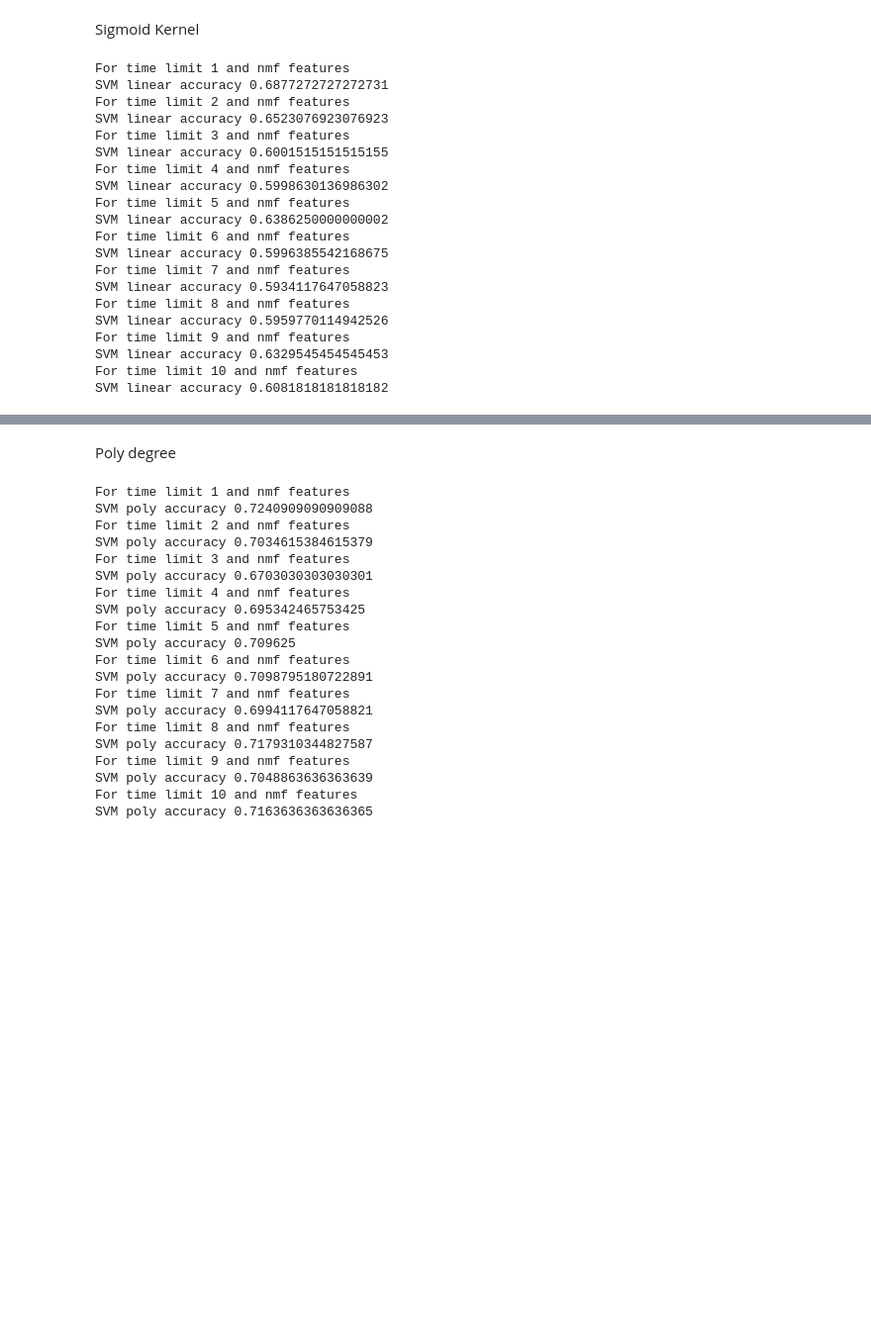
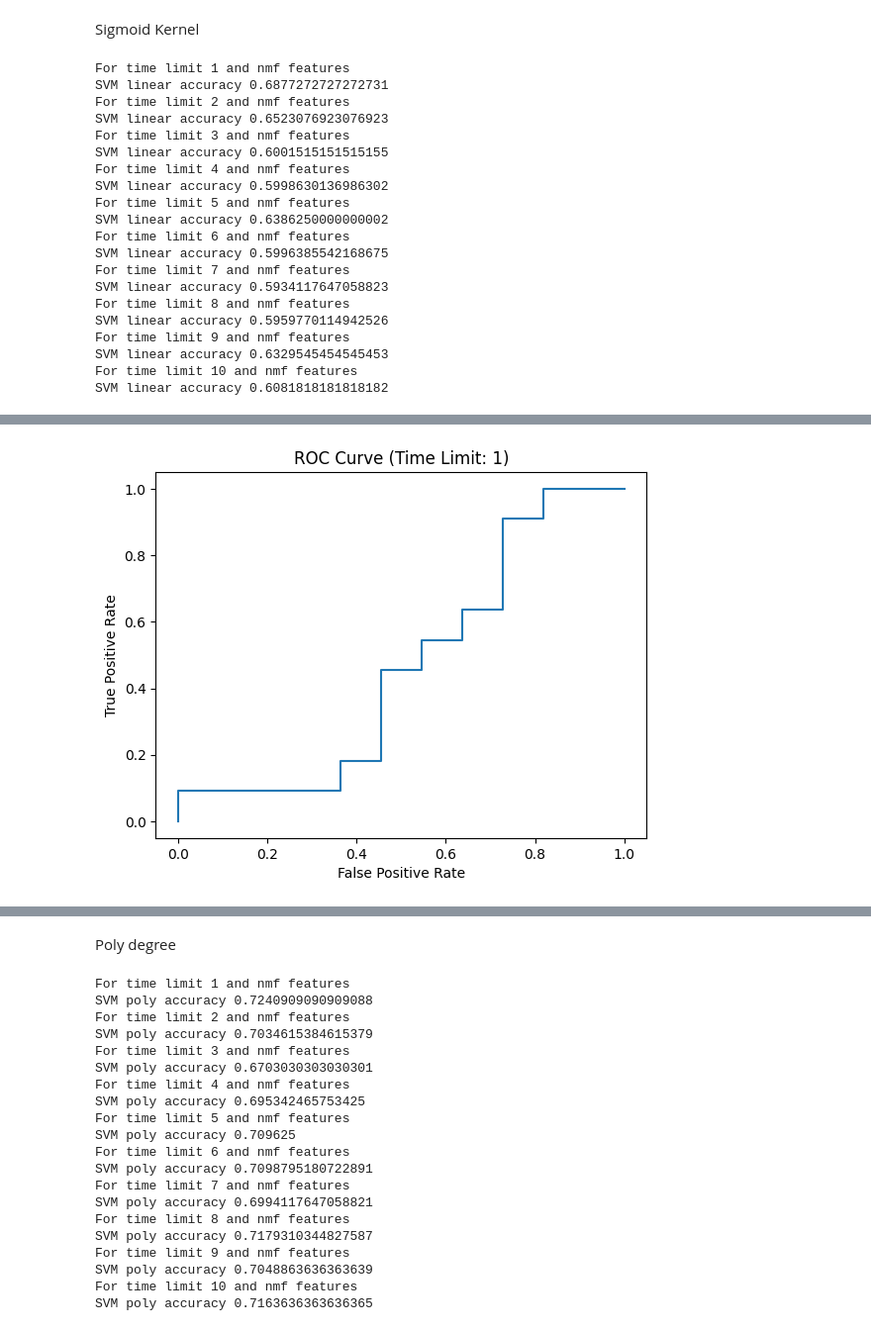
Before and after one commit to Enable72/ECE204_final_project, a Jupyter notebook: project5train-2.ipynb, the cells around one changed output, grey strips where cells are left out. Shown at 99% size. Saved outputs shown, nothing was run; the diff lists cells and outputs as text; code cells hidden in the pictures; blank space fills up the shorter version.

```diff
--- a/project5train-2.ipynb
+++ b/project5train-2.ipynb
@@ -272,3 +585,101 @@ For time limit 9 and nmf features
 SVM linear accuracy 0.6329545454545453
 For time limit 10 and nmf features
 SVM linear accuracy 0.6081818181818182
+# %%
+import pandas as pd
+from sklearn import svm
+from sklearn.model_selection import train_test_split
+from sklearn.metrics import accuracy_score, roc_auc_score, roc_curve
+import matplotlib.pyplot as plt
+import pandas as pd
+from sklearn import svm
+from sklearn.model_selection import train_test_split
+from sklearn.metrics import accuracy_score, roc_auc_score, roc_curve, precision_score, recall_score, confusion_matrix
+import matplotlib.pyplot as plt
+import seaborn as sns
+
+
+# Create the SVM classifier object
+svm_clf = svm.SVC(kernel='rbf')
+
+def classification_svm_kernel(df):
+    # Get features you select
+    X = df.drop(columns=['DSS.time', 'DSS'])
+    y = df['DSS']
+
+    # Split the dataset into training and testing datasets
+    X_train, X_test, y_train, y_test = train_test_split(X, y, test_size=0.2)
+
+    # Train the model
+    svm_clf.fit(X_train, y_train)
+
+    # Predict on the test set
+    svm_predictions = svm_clf.predict(X_test)
+
+    # Evaluate the model
+    accuracy = accuracy_score(y_test, svm_predictions)
+    roc_auc = roc_auc_score(y_test, svm_predictions)
+    precision = precision_score(y_test, svm_predictions)
+    recall = recall_score(y_test, svm_predictions)
+    confusion = confusion_matrix(y_test, svm_predictions)
+
+    return accuracy, roc_auc, precision, recall, confusion, X_test, y_test
+# Define the time limits
+time_limits = [1,2,4,5,6,8, 10]
+
+# Perform classification and compute ROC AUC for each time limit
+for time_limit in time_limits:
+    data = full_data[full_data['DSS.time'] <= time_limit].reset_index(drop=True)
+    X_reduced = nmf.fit_transform(data)
+    df_reduced = pd.DataFrame(X_reduced, columns=['component_1', 'component_2', 'component_3','component_4','component_5','component_6'])
+    df_reduced['DSS'] = data['DSS']
+    df_reduced['DSS.time'] = data['DSS.time']
+    accuracy_list = []
+    roc_auc_list = []
+    precision_list = []
+    recall_list = []
+    confusion_list = []
+    X_test_final = None
+    y_test_final = None
+    for _ in range(100):
+        accuracy, roc_auc, precision, recall, confusion, X_test, y_test = classification_svm_kernel(df_reduced)
+        accuracy_list.append(accuracy)
+        roc_auc_list.append(roc_auc)
+        precision_list.append(precision)
+        recall_list.append(recall)
+        confusion_list.append(confusion)
+        if X_test_final is None:
+            X_test_final = X_test
+            y_test_final = y_test
+
+    mean_accuracy = sum(accuracy_list) / len(accuracy_list)
+    mean_roc_auc = sum(roc_auc_list) / len(roc_auc_list)
+    mean_precision = sum(precision_list) / len(precision_list)
+    mean_recall = sum(recall_list) / len(recall_list)
+    mean_confusion = np.array(confusion_list).mean(axis=0).astype(int)
+
+    print(f'For time limit {time_limit} and NMF features:')
+    print(f'SVM Accuracy: {mean_accuracy}')
+    print(f'ROC AUC: {mean_roc_auc}')
+    print(f'Precision: {mean_precision}')
+    print(f'Recall: {mean_recall}')
+    print(f'Confusion Matrix:')
+    print(mean_confusion)
+
+    # Plot ROC curve
+    fpr, tpr, _ = roc_curve(y_test_final, svm_clf.decision_function(X_test_final))
+    plt.figure()
+    plt.plot(fpr, tpr)
+    plt.xlabel('False Positive Rate')
+    plt.ylabel('True Positive Rate')
+    plt.title(f'ROC Curve (Time Limit: {time_limit})')
+    plt.show()
+
+    # Plot Confusion Matrix
+    plt.figure(figsize=(8, 6))
+    sns.heatmap(mean_confusion, annot=True, fmt='d', cmap='Blues')
+    plt.xlabel('Predicted Label')
+    plt.ylabel('True Label')
+    plt.title(f'Confusion Matrix (Time Limit: {time_limit})')
+    plt.show()
+# %% [output]
@@ -274,0 +694 @@ SVM linear accuracy 0.6081818181818182
+[figure, added]
```
Also changed, not shown: parts of 27 cells of this notebook.
